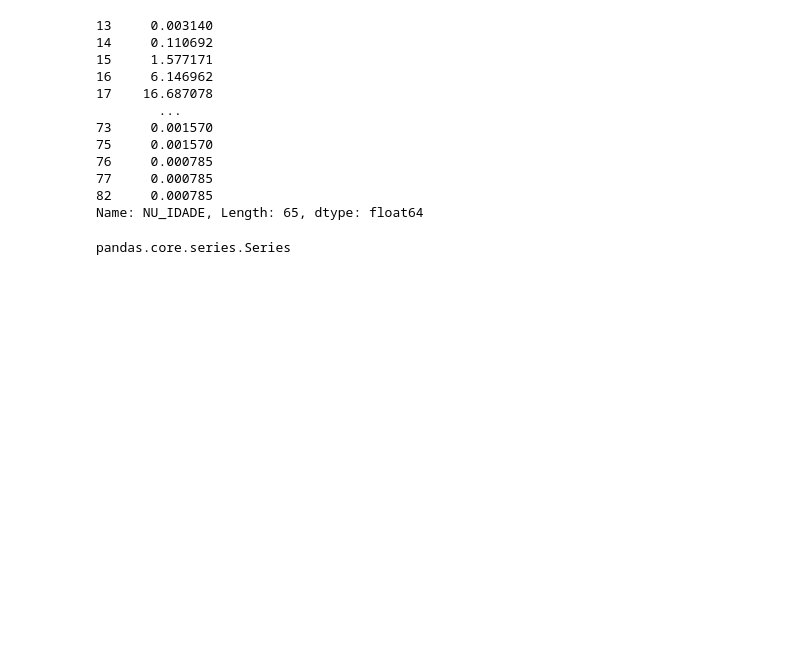
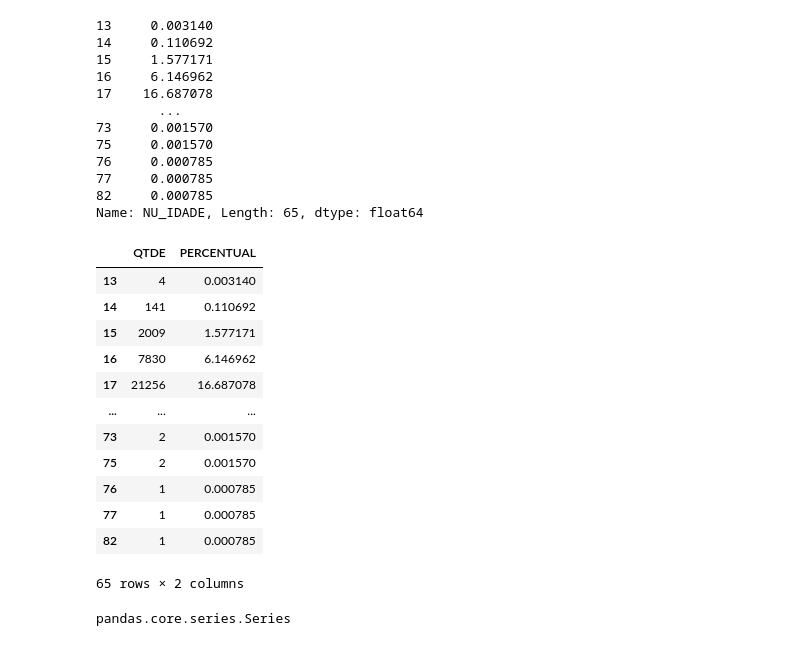
Before and after one commit to renatotvs/-imersao-dados-Alura, a Jupyter notebook: aula01_imersao_dados_obtendo_dados.ipynb, the cells around one changed output. Saved outputs shown, nothing was run; the diff lists cells and outputs as text; code cells hidden in the pictures; blank space fills up the shorter version.

```diff
--- a/aula01_imersao_dados_obtendo_dados.ipynb
+++ b/aula01_imersao_dados_obtendo_dados.ipynb
@@ -320,6 +321,29 @@ df_proporcao_idade
 77     0.000785
 82     0.000785
 Name: NU_IDADE, Length: 65, dtype: float64
+# %%
+#solução2
+qtd_candidatos = len(dados["NU_IDADE"])
+total_idade = dados["NU_IDADE"].value_counts()
+percent_idade = total_idade / qtd_candidatos * 100
+
+df = pd.concat([total_idade, percent_idade], axis=1, sort=True)
+df.columns = ['QTDE', 'PERCENTUAL']
+df
+# %% [output]
+|  | QTDE | PERCENTUAL |
+| 13 | 4 | 0.003140 |
+| 14 | 141 | 0.110692 |
+| 15 | 2009 | 1.577171 |
+| 16 | 7830 | 6.146962 |
+| 17 | 21256 | 16.687078 |
+| ... | ... | ... |
+| 73 | 2 | 0.001570 |
+| 75 | 2 | 0.001570 |
+| 76 | 1 | 0.000785 |
+| 77 | 1 | 0.000785 |
+| 82 | 1 | 0.000785 |
+65 rows × 2 columns
 # %%
 type(df_proporcao_idade)
 # %% [output]
```
Also changed, not shown: parts of 7 cells of this notebook.
